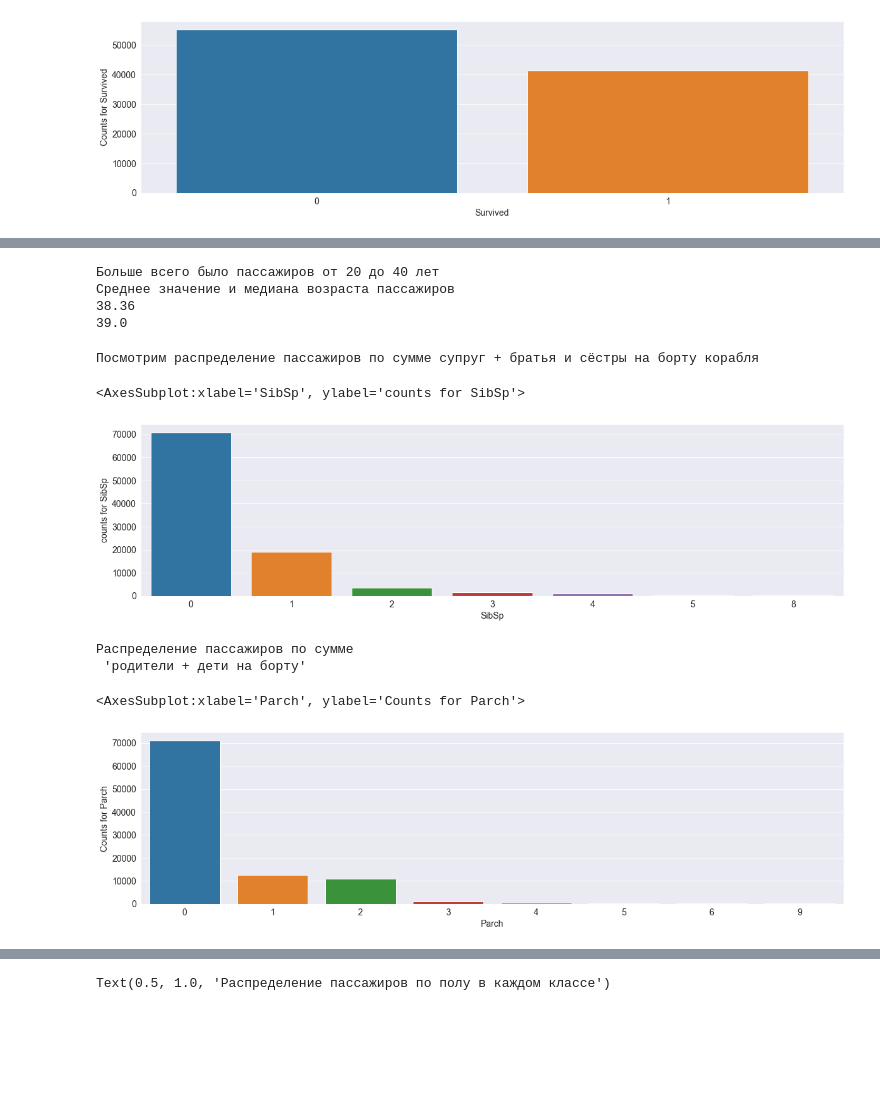
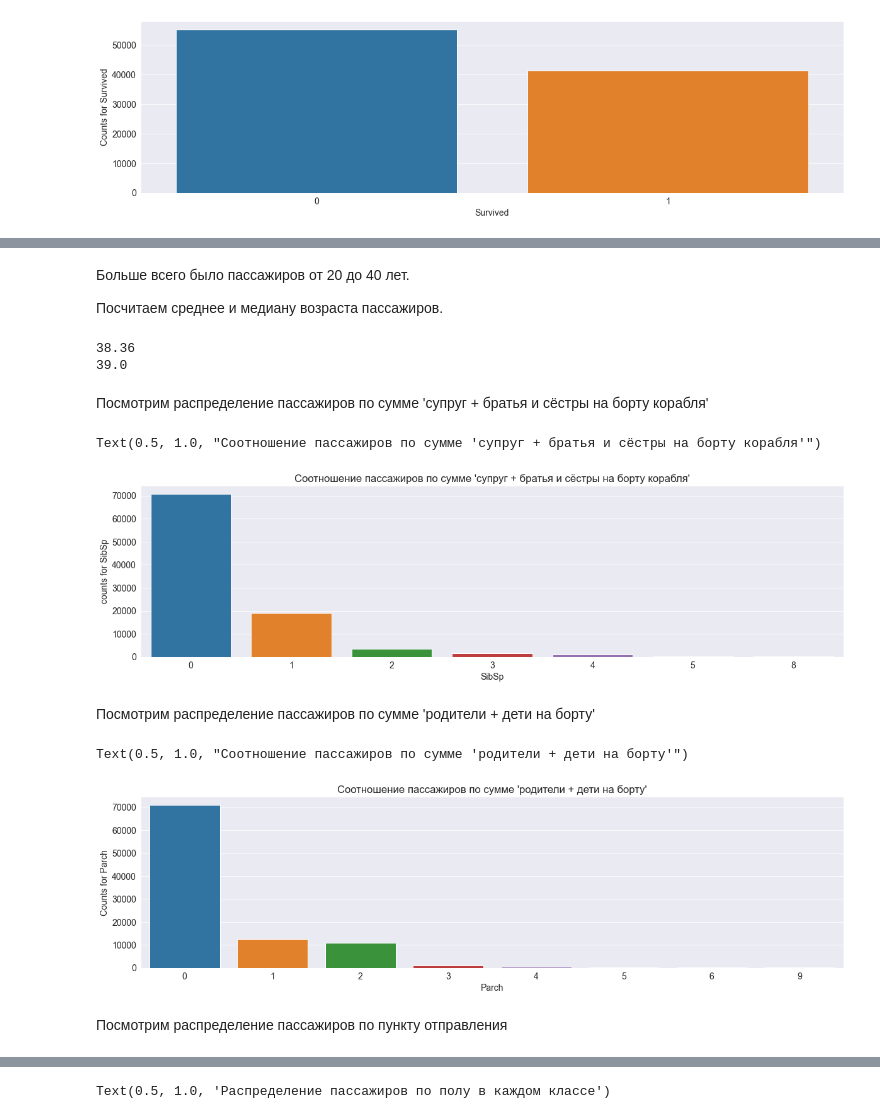
Before and after one commit to marinatwice82/ml-2022, a Jupyter notebook: eda.ipynb, the cells around one changed output, grey strips where cells are left out. Cells and saved outputs as stored; diff of their text form; code cells hidden in the pictures; blank space fills up the shorter version.

```diff
--- a/eda.ipynb
+++ b/eda.ipynb
@@ -211,40 +186,35 @@ Text(0.5, 1.0, 'Соотношение пассажиров по возраст
+# %% [markdown]
+Больше всего было пассажиров от 20 до 40 лет.
+
+Посчитаем среднее и медиану возраста пассажиров.
 # %%
-print('Больше всего было пассажиров от 20 до 40 лет')
-
-#Посчитаем среднее и медиану возраста пассажиров.
-print('Среднее значение и медиана возраста пассажиров')
-
 print(round(dt.Age.mean(),2))
 print(round(dt.Age.median(),2))
 # %% [output]
-Больше всего было пассажиров от 20 до 40 лет
-Среднее значение и медиана возраста пассажиров
 38.36
 39.0
+# %% [markdown]
+Посмотрим распределение пассажиров по сумме 'супруг + братья и сёстры на борту корабля'
 # %%
-#Посмотрим распределение пассажиров по сумме 'супруг + братья и сёстры на борту корабля'
-print('Посмотрим распределение пассажиров по сумме супруг + братья и сёстры на борту корабля')
-
 dt_value_counts = pd.DataFrame(dt['SibSp'].value_counts())
 dt_value_counts = dt_value_counts.reset_index()
 dt_value_counts.columns = ['SibSp', 'counts for SibSp']
-#dt
 sns.barplot(x='SibSp', y='counts for SibSp',   data = dt_value_counts)
+plt.title("Соотношение пассажиров по сумме 'супруг + братья и сёстры на борту корабля'")
 # %% [output]
-Посмотрим распределение пассажиров по сумме супруг + братья и сёстры на борту корабля
+Text(0.5, 1.0, "Соотношение пассажиров по сумме 'супруг + братья и сёстры на борту корабля'")
-<AxesSubplot:xlabel='SibSp', ylabel='counts for SibSp'>
-[figure, old version]
+[figure, new version]
+# %% [markdown]
+Посмотрим распределение пассажиров по сумме 'родители + дети на борту'
 # %%
-#Посмотрим распределение пассажиров по сумме\n 'родители + дети на борту'
-print("Распределение пассажиров по сумме\n 'родители + дети на борту'")
 dt_value_counts = pd.DataFrame(dt['Parch'].value_counts())
 dt_value_counts = dt_value_counts.reset_index()
 dt_value_counts.columns = ['Parch', 'Сounts for Parch']
-#dt
 sns.barplot(x='Parch', y='Сounts for Parch',   data = dt_value_counts)
+plt.title("Соотношение пассажиров по сумме 'родители + дети на борту'")
 # %% [output]
-Распределение пассажиров по сумме
- 'родители + дети на борту'
+Text(0.5, 1.0, "Соотношение пассажиров по сумме 'родители + дети на борту'")
-<AxesSubplot:xlabel='Parch', ylabel='Сounts for Parch'>
-[figure, old version]
+[figure, new version]
+# %% [markdown]
+Посмотрим распределение пассажиров по пункту отправления
 # %%
```
Also changed, not shown: parts of 56 cells of this notebook.
